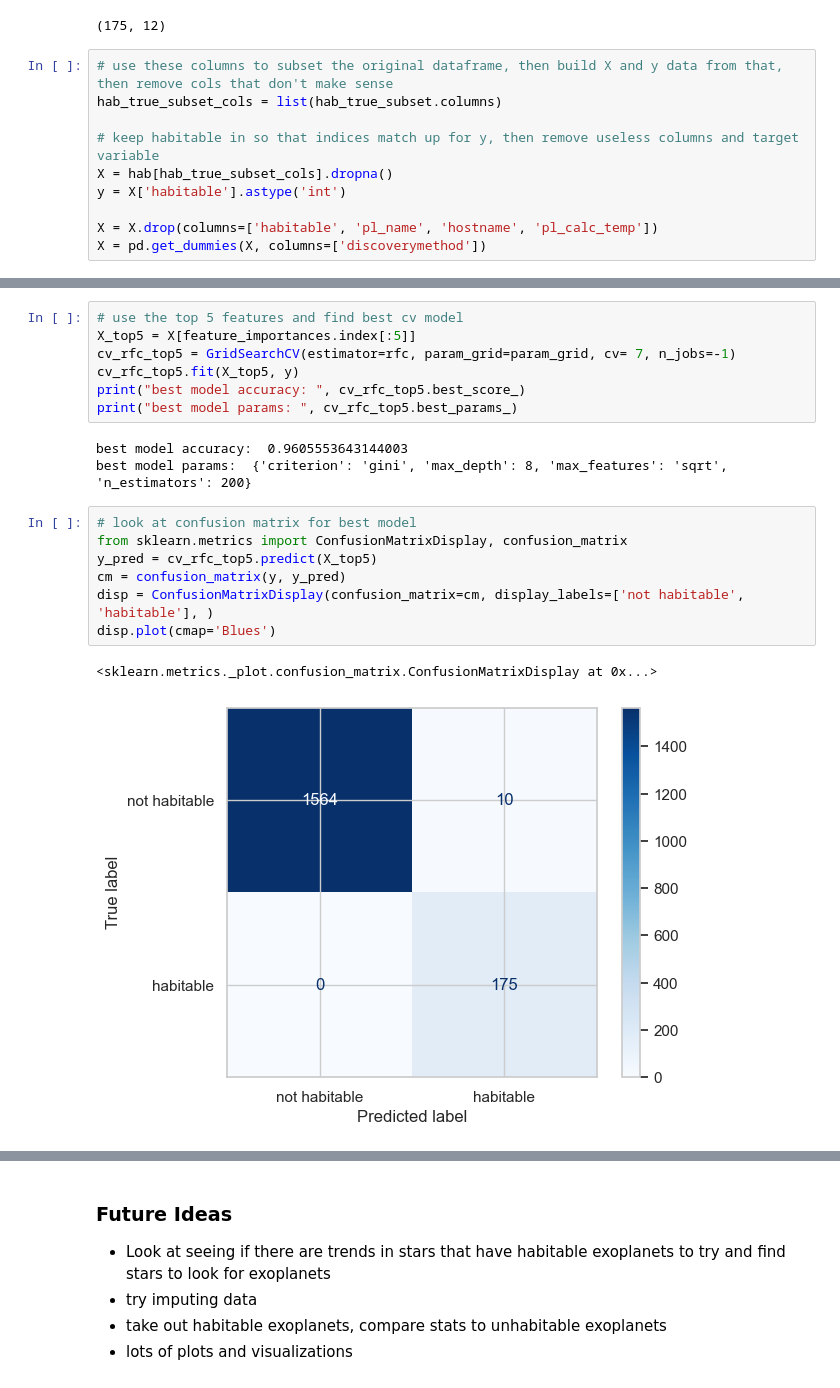
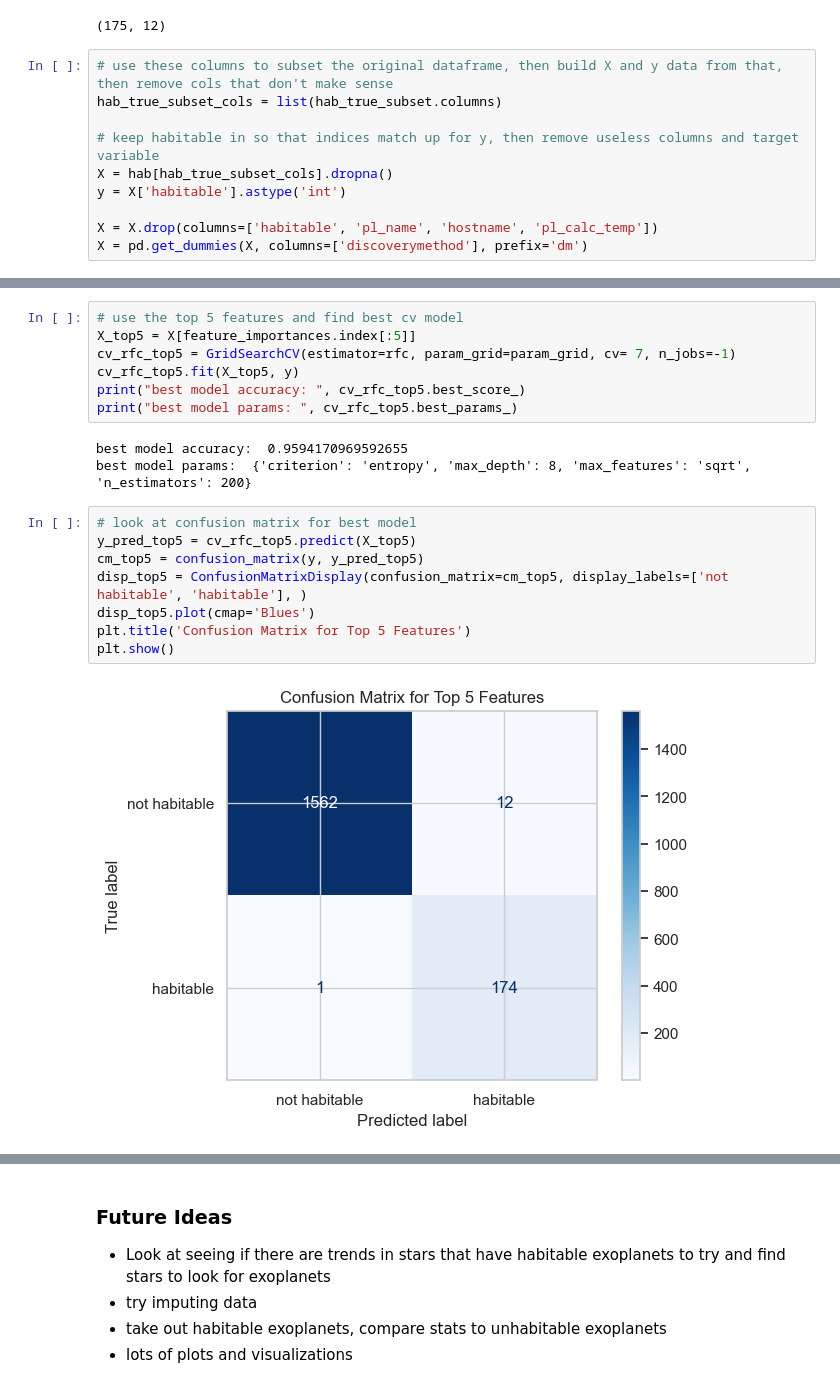
Before and after one commit to sethbeckett/cs6830_final_project, a Jupyter notebook: seth.ipynb, the cells around one changed output, grey strips where cells are left out. Saved outputs shown, nothing was run; the diff lists cells and outputs as text.

Commit message:
added confusion matrices, shorter feature names

```diff
--- a/seth.ipynb
+++ b/seth.ipynb
@@ -231,7 +234,7 @@ X = hab[hab_true_subset_cols].dropna()
 y = X['habitable'].astype('int')
 
 X = X.drop(columns=['habitable', 'pl_name', 'hostname', 'pl_calc_temp'])
-X = pd.get_dummies(X, columns=['discoverymethod'])
+X = pd.get_dummies(X, columns=['discoverymethod'], prefix='dm')
 # %%
 # use pycaret to find best model
 # from pycaret.classification import *
@@ -289,18 +307,18 @@ cv_rfc_top5.fit(X_top5, y)
 print("best model accuracy: ", cv_rfc_top5.best_score_)
 print("best model params: ", cv_rfc_top5.best_params_)
 # %% [output]
-best model accuracy:  0.9605553643144003
-best model params:  {'criterion': 'gini', 'max_depth': 8, 'max_features': 'sqrt', 'n_estimators': 200}
+best model accuracy:  0.9594170969592655
+best model params:  {'criterion': 'entropy', 'max_depth': 8, 'max_features': 'sqrt', 'n_estimators': 200}
 # %%
 # look at confusion matrix for best model
-from sklearn.metrics import ConfusionMatrixDisplay, confusion_matrix
-y_pred = cv_rfc_top5.predict(X_top5)
-cm = confusion_matrix(y, y_pred)
-disp = ConfusionMatrixDisplay(confusion_matrix=cm, display_labels=['not habitable', 'habitable'], )
-disp.plot(cmap='Blues')
+y_pred_top5 = cv_rfc_top5.predict(X_top5)
+cm_top5 = confusion_matrix(y, y_pred_top5)
+disp_top5 = ConfusionMatrixDisplay(confusion_matrix=cm_top5, display_labels=['not habitable', 'habitable'], )
+disp_top5.plot(cmap='Blues')
+plt.title('Confusion Matrix for Top 5 Features')
+plt.show()
 # %% [output]
-<sklearn.metrics._plot.confusion_matrix.ConfusionMatrixDisplay at 0x...>
-[figure, old version]
+[figure, new version]
 # %%
 # relook at what these features are and their importance in the new model
 feature_importances_top5 = pd.DataFrame(cv_rfc_top5.best_estimator_.feature_importances_,
```
Also changed, not shown: parts of 8 cells of this notebook.
